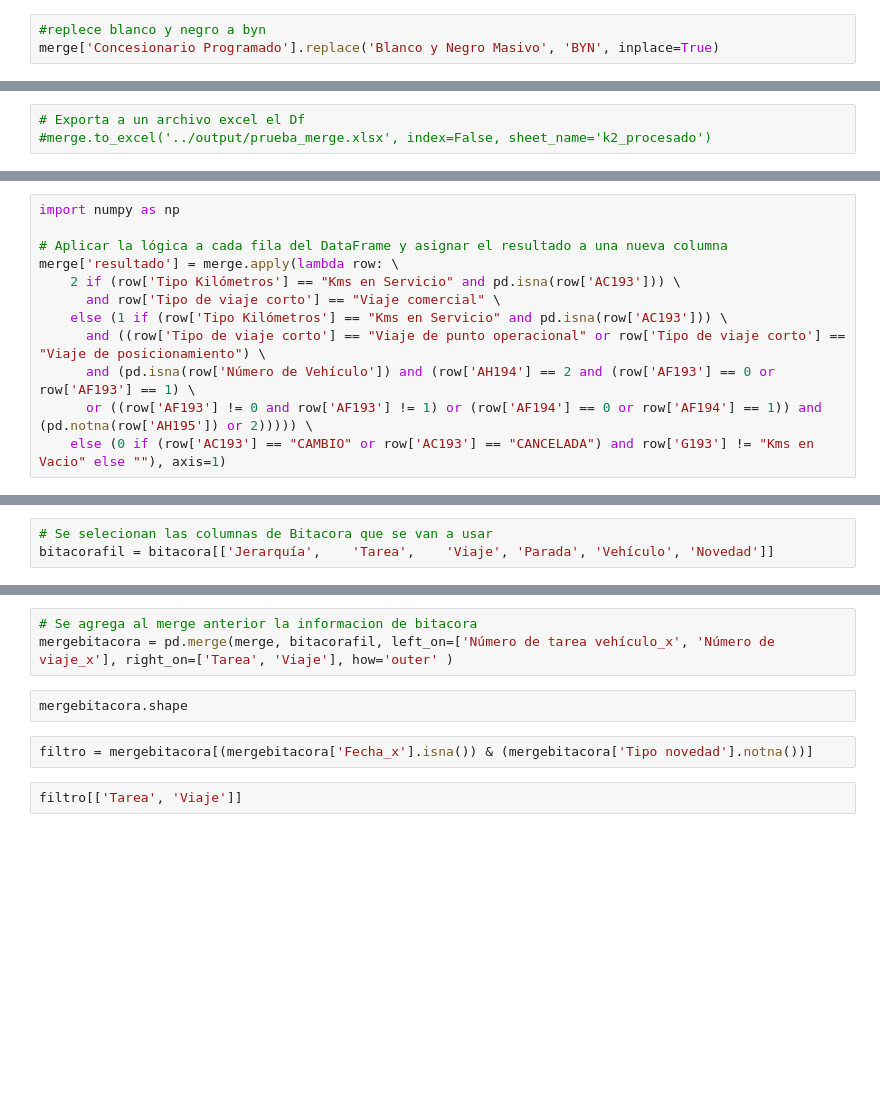
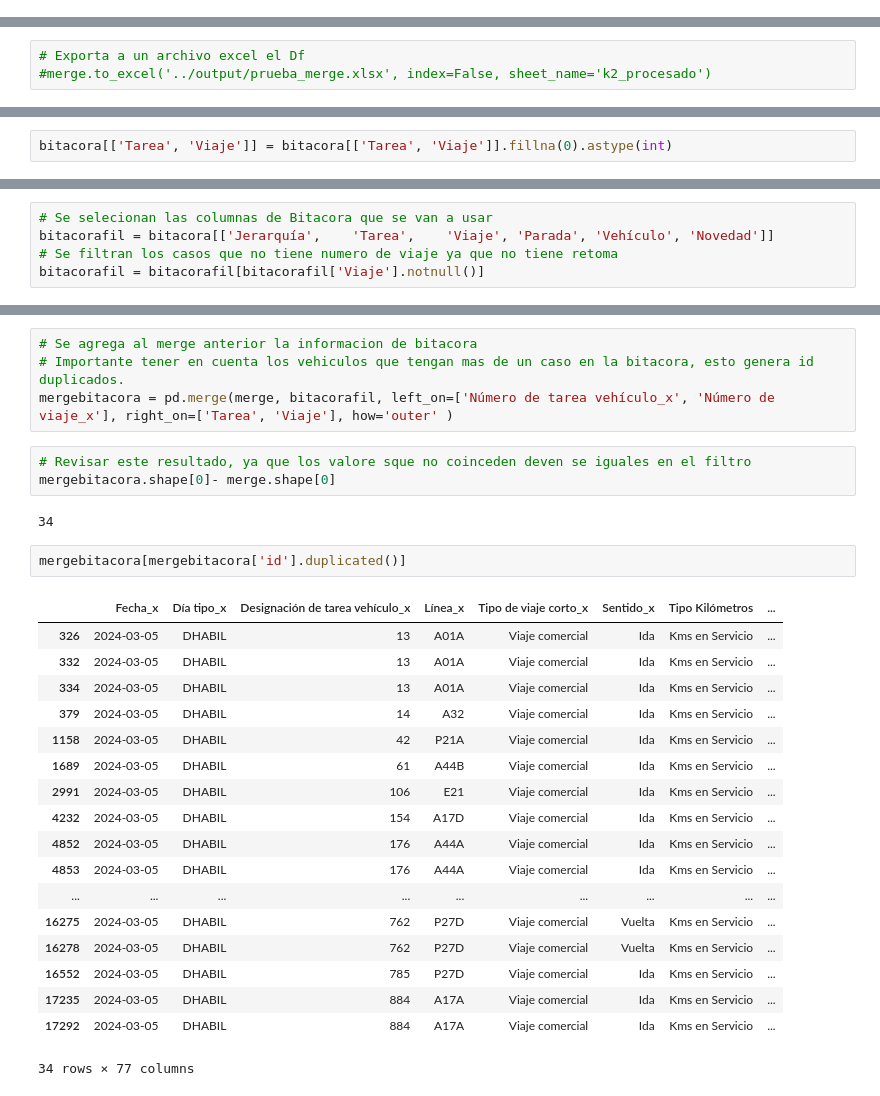
Before and after one commit to williamCastro32/bynm_mergedata, a Jupyter notebook: scripts/Merge.ipynb, the cells around one changed output, grey strips where cells are left out. Drawn from its saved outputs; the diff is of its cells as text; blank space fills up the shorter version.

```diff
--- a/scripts/Merge.ipynb
+++ b/scripts/Merge.ipynb
@@ -127,3 +103,0 @@ filtro = merge[merge['Secuencia de arcos_x'] != merge['Secuencia de arcos_y']]
-# %%
-#replece blanco y negro a byn
-merge['Concesionario Programado'].replace('Blanco y Negro Masivo', 'BYN', inplace=True)
@@ -225,12 +106,0 @@ merge[['Incumplidos_x', 'Incumplidos_y']]
-# %%
-import numpy as np
-
-# Aplicar la lógica a cada fila del DataFrame y asignar el resultado a una nueva columna
-merge['resultado'] = merge.apply(lambda row: \
-    2 if (row['Tipo Kilómetros'] == "Kms en Servicio" and pd.isna(row['AC193'])) \
-      and row['Tipo de viaje corto'] == "Viaje comercial" \
-    else (1 if (row['Tipo Kilómetros'] == "Kms en Servicio" and pd.isna(row['AC193'])) \
-      and ((row['Tipo de viaje corto'] == "Viaje de punto operacional" or row['Tipo de viaje corto'] == "Viaje de posicionamiento") \
-      and (pd.isna(row['Número de Vehículo']) and (row['AH194'] == 2 and (row['AF193'] == 0 or row['AF193'] == 1) \
-      or ((row['AF193'] != 0 and row['AF193'] != 1) or (row['AF194'] == 0 or row['AF194'] == 1)) and (pd.notna(row['AH195']) or 2))))) \
-    else (0 if (row['AC193'] == "CAMBIO" or row['AC193'] == "CANCELADA") and row['G193'] != "Kms en Vacio" else ""), axis=1)
@@ -288,0 +125,2 @@ merge.shape
+# %%
+bitacora[['Tarea', 'Viaje']] = bitacora[['Tarea', 'Viaje']].fillna(0).astype(int)
@@ -289,3 +143,5 @@ merge.shape
 # %%
 # Se selecionan las columnas de Bitacora que se van a usar
 bitacorafil = bitacora[['Jerarquía',	'Tarea',	'Viaje', 'Parada', 'Vehículo', 'Novedad']]
+# Se filtran los casos que no tiene numero de viaje ya que no tiene retoma
+bitacorafil = bitacorafil[bitacorafil['Viaje'].notnull()]
@@ -292,9 +167,30 @@ bitacorafil = bitacora[['Jerarquía',	'Tarea',	'Viaje', 'Parada', 'Vehículo', '
 # %%
 # Se agrega al merge anterior la informacion de bitacora
+# Importante tener en cuenta los vehiculos que tengan mas de un caso en la bitacora, esto genera id duplicados.
 mergebitacora = pd.merge(merge, bitacorafil, left_on=['Número de tarea vehículo_x', 'Número de viaje_x'], right_on=['Tarea', 'Viaje'], how='outer' )
-# %%
-mergebitacora.shape
-# %%
-filtro = mergebitacora[(mergebitacora['Fecha_x'].isna()) & (mergebitacora['Tipo novedad'].notna())]
-# %%
-filtro[['Tarea', 'Viaje']]
+# %%
+# Revisar este resultado, ya que los valore sque no coinceden deven se iguales en el filtro
+mergebitacora.shape[0]- merge.shape[0]
+# %% [output]
+34
+# %%
+mergebitacora[mergebitacora['id'].duplicated()]
+# %% [output]
+|  | Fecha_x | Día tipo_x | Designación de tarea vehículo_x | Línea_x | Tipo de viaje corto_x | Sentido_x | Tipo Kilómetros | ... |
+| 326 | 2024-03-05 | DHABIL | 13 | A01A | Viaje comercial | Ida | Kms en Servicio | ... |
+| 332 | 2024-03-05 | DHABIL | 13 | A01A | Viaje comercial | Ida | Kms en Servicio | ... |
+| 334 | 2024-03-05 | DHABIL | 13 | A01A | Viaje comercial | Ida | Kms en Servicio | ... |
+| 379 | 2024-03-05 | DHABIL | 14 | A32 | Viaje comercial | Ida | Kms en Servicio | ... |
+| 1158 | 2024-03-05 | DHABIL | 42 | P21A | Viaje comercial | Ida | Kms en Servicio | ... |
+| 1689 | 2024-03-05 | DHABIL | 61 | A44B | Viaje comercial | Ida | Kms en Servicio | ... |
+| 2991 | 2024-03-05 | DHABIL | 106 | E21 | Viaje comercial | Ida | Kms en Servicio | ... |
+| 4232 | 2024-03-05 | DHABIL | 154 | A17D | Viaje comercial | Ida | Kms en Servicio | ... |
+| 4852 | 2024-03-05 | DHABIL | 176 | A44A | Viaje comercial | Ida | Kms en Servicio | ... |
+| 4853 | 2024-03-05 | DHABIL | 176 | A44A | Viaje comercial | Ida | Kms en Servicio | ... |
+| ... | ... | ... | ... | ... | ... | ... | ... | ... |
+| 16275 | 2024-03-05 | DHABIL | 762 | P27D | Viaje comercial | Vuelta | Kms en Servicio | ... |
+| 16278 | 2024-03-05 | DHABIL | 762 | P27D | Viaje comercial | Vuelta | Kms en Servicio | ... |
+| 16552 | 2024-03-05 | DHABIL | 785 | P27D | Viaje comercial | Ida | Kms en Servicio | ... |
+| 17235 | 2024-03-05 | DHABIL | 884 | A17A | Viaje comercial | Ida | Kms en Servicio | ... |
+| 17292 | 2024-03-05 | DHABIL | 884 | A17A | Viaje comercial | Ida | Kms en Servicio | ... |
+34 rows × 77 columns
```
Also changed, not shown: parts of 45 cells of this notebook, 2 other files.
